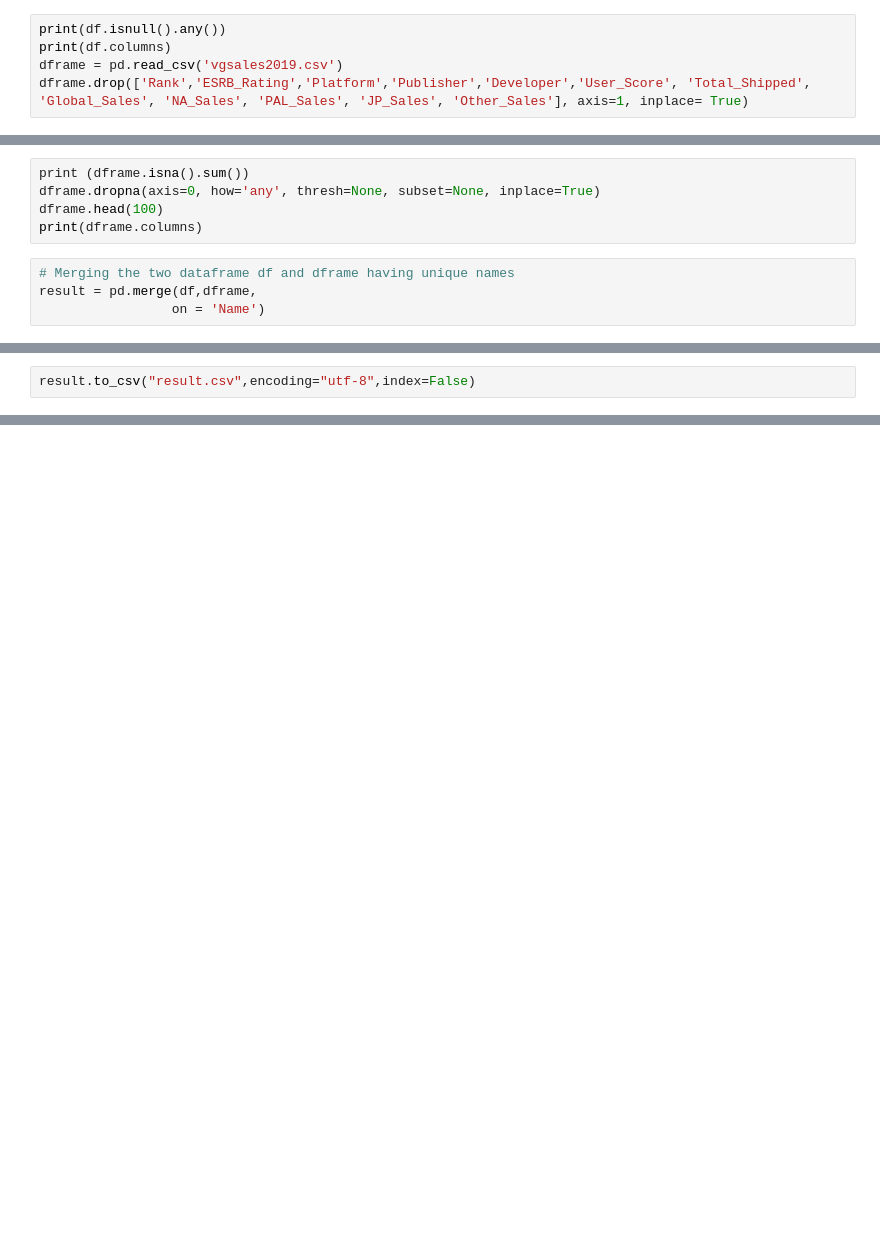
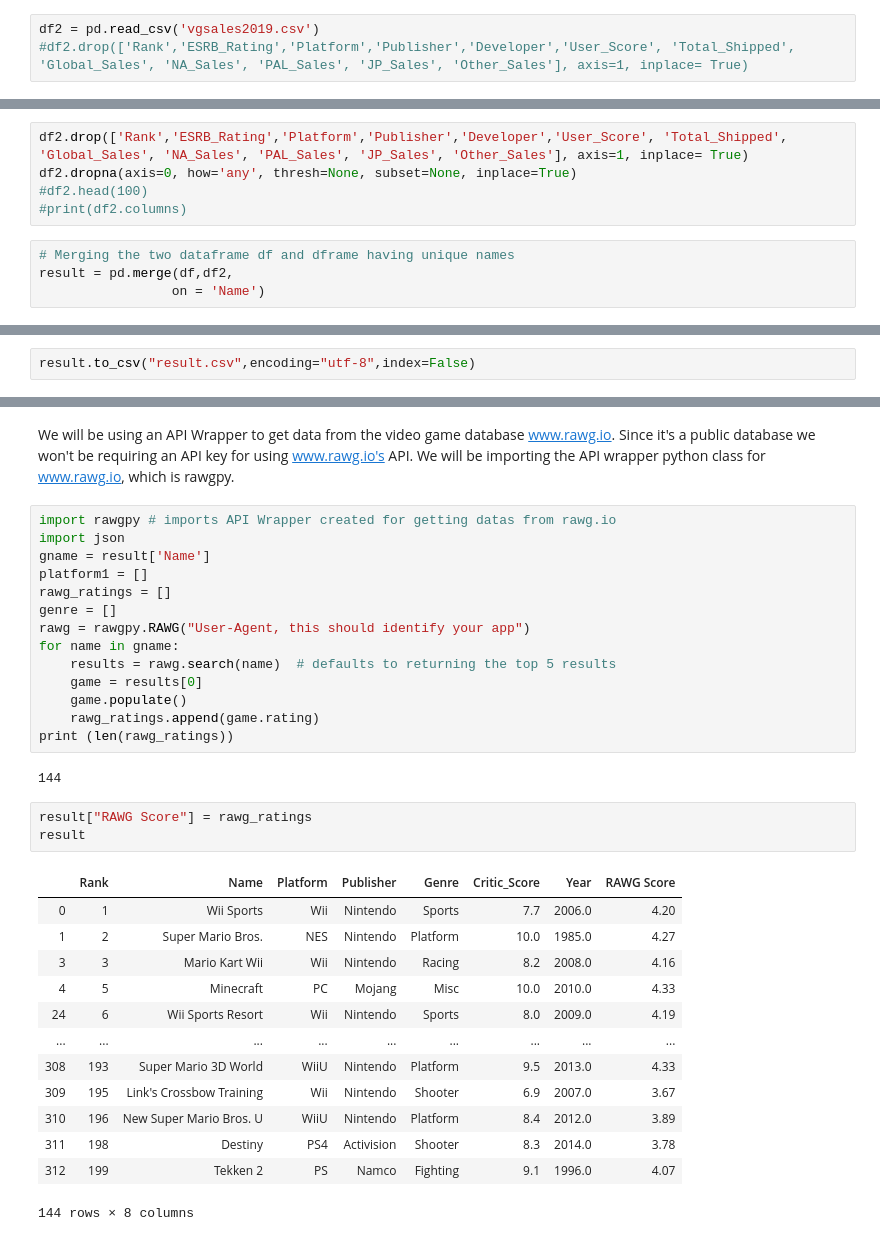
Before and after one commit to ashwinjohn3/WebScrapingOriginal, a Jupyter notebook: Assignment1.ipynb, the cells around one changed output, grey strips where cells are left out. Cells and saved outputs as stored; diff of their text form; blank space fills up the shorter version.

```diff
--- a/Assignment1.ipynb
+++ b/Assignment1.ipynb
@@ -102,5 +115,3 @@ NameError: name 'rawg_ratings' is not defined
 # %%
-print(df.isnull().any())
-print(df.columns)
-dframe = pd.read_csv('vgsales2019.csv')
-dframe.drop(['Rank','ESRB_Rating','Platform','Publisher','Developer','User_Score', 'Total_Shipped', 'Global_Sales', 'NA_Sales', 'PAL_Sales', 'JP_Sales', 'Other_Sales'], axis=1, inplace= True)
+df2 = pd.read_csv('vgsales2019.csv')
+#df2.drop(['Rank','ESRB_Rating','Platform','Publisher','Developer','User_Score', 'Total_Shipped', 'Global_Sales', 'NA_Sales', 'PAL_Sales', 'JP_Sales', 'Other_Sales'], axis=1, inplace= True)
@@ -107,11 +212,11 @@ dframe.drop(['Rank','ESRB_Rating','Platform','Publisher','Developer','User_Score
 # %%
-print (dframe.isna().sum())
-dframe.dropna(axis=0, how='any', thresh=None, subset=None, inplace=True)
-dframe.head(100)
-print(dframe.columns)
+df2.drop(['Rank','ESRB_Rating','Platform','Publisher','Developer','User_Score', 'Total_Shipped', 'Global_Sales', 'NA_Sales', 'PAL_Sales', 'JP_Sales', 'Other_Sales'], axis=1, inplace= True)
+df2.dropna(axis=0, how='any', thresh=None, subset=None, inplace=True)
+#df2.head(100)
+#print(df2.columns)
 # %%
 # Merging the two dataframe df and dframe having unique names
-result = pd.merge(df,dframe,
+result = pd.merge(df,df2,
                  on = 'Name')
 # %%
 result
@@ -158,0 +280,36 @@ year
+# %% [markdown]
+We will be using an API Wrapper to get data from the video game database www.rawg.io. Since it's a public database we won't be requiring an API key for using www.rawg.io's API.
+We will be importing the API wrapper python class for www.rawg.io, which is rawgpy.
+# %%
+import rawgpy # imports API Wrapper created for getting datas from rawg.io
+import json
+gname = result['Name']
+platform1 = []
+rawg_ratings = []
+genre = []
+rawg = rawgpy.RAWG("User-Agent, this should identify your app")
+for name in gname:
+    results = rawg.search(name)  # defaults to returning the top 5 results
+    game = results[0]
+    game.populate()
+    rawg_ratings.append(game.rating)
+print (len(rawg_ratings))
+# %% [output]
+144
+# %%
+result["RAWG Score"] = rawg_ratings
+result
+# %% [output]
+|  | Rank | Name | Platform | Publisher | Genre | Critic_Score | Year | RAWG Score |
+| 0 | 1 | Wii Sports | Wii | Nintendo | Sports | 7.7 | 2006.0 | 4.20 |
+| 1 | 2 | Super Mario Bros. | NES | Nintendo | Platform | 10.0 | 1985.0 | 4.27 |
+| 3 | 3 | Mario Kart Wii | Wii | Nintendo | Racing | 8.2 | 2008.0 | 4.16 |
+| 4 | 5 | Minecraft | PC | Mojang | Misc | 10.0 | 2010.0 | 4.33 |
+| 24 | 6 | Wii Sports Resort | Wii | Nintendo | Sports | 8.0 | 2009.0 | 4.19 |
+| ... | ... | ... | ... | ... | ... | ... | ... | ... |
+| 308 | 193 | Super Mario 3D World | WiiU | Nintendo | Platform | 9.5 | 2013.0 | 4.33 |
+| 309 | 195 | Link's Crossbow Training | Wii | Nintendo | Shooter | 6.9 | 2007.0 | 3.67 |
+| 310 | 196 | New Super Mario Bros. U | WiiU | Nintendo | Platform | 8.4 | 2012.0 | 3.89 |
+| 311 | 198 | Destiny | PS4 | Activision | Shooter | 8.3 | 2014.0 | 3.78 |
+| 312 | 199 | Tekken 2 | PS | Namco | Fighting | 9.1 | 1996.0 | 4.07 |
+144 rows × 8 columns
```
Also changed, not shown: parts of 39 cells of this notebook.
